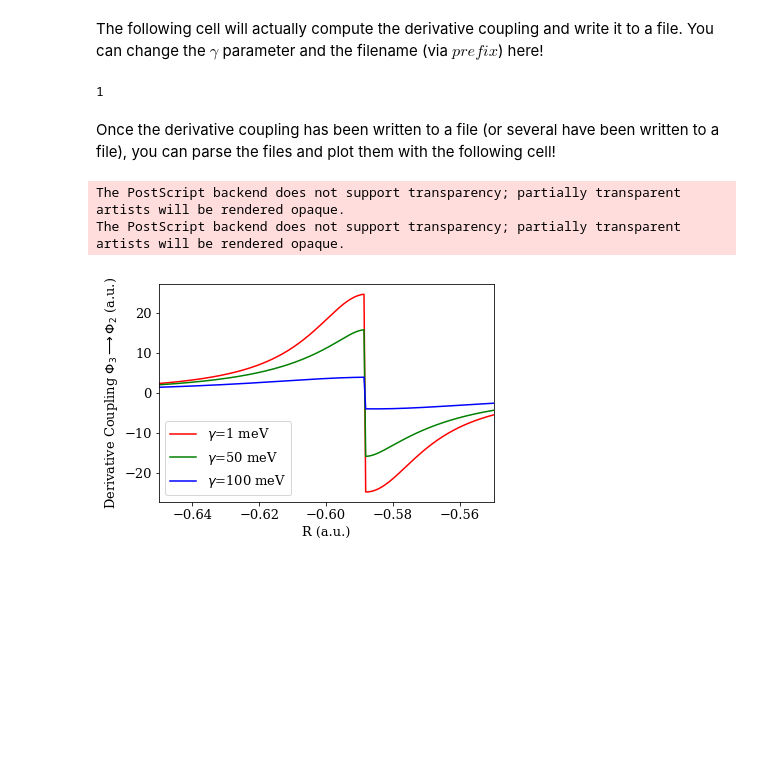
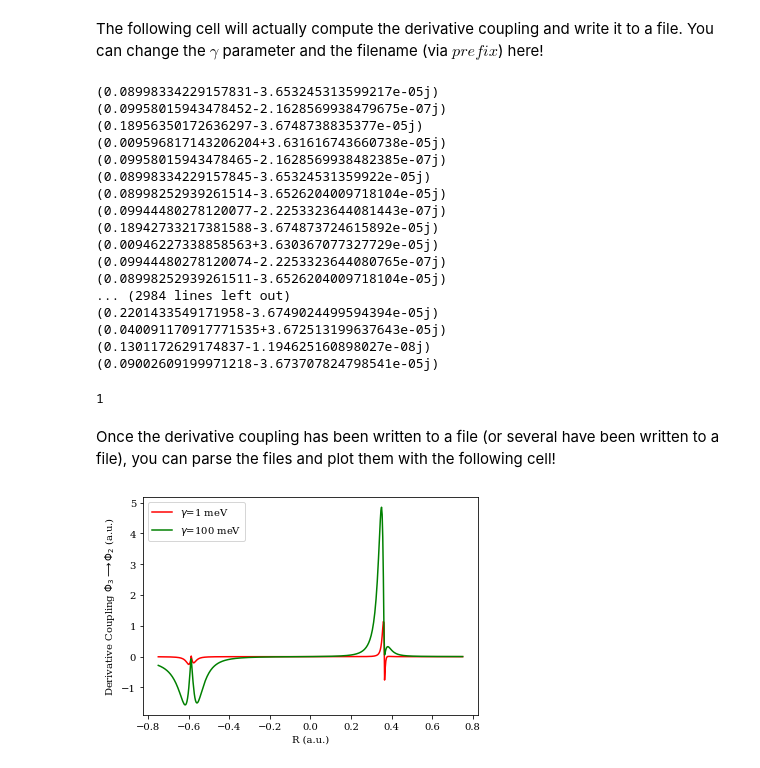
Before and after one commit to FoleyLab/PyCQED, a Jupyter notebook: Plot_Derivative_Coupling.ipynb, the cells around one changed output. Cells and saved outputs as stored; diff of their text form; code cells hidden in the pictures; blank space fills up the shorter version.

```diff
--- a/Plot_Derivative_Coupling.ipynb
+++ b/Plot_Derivative_Coupling.ipynb
@@ -17,7 +17,7 @@ The following cell will actually compute the derivative coupling and write it to
 ri_init = -0.66156
 vi_init = 3.3375e-5
 ### lifetime
-gamp = 100.000
+gamp = 1.000
 gam_diss_np = gamp * 1e-3 / 27.211
 
 ### photonic mode energy in eV
@@ -31,7 +31,7 @@ gc = gp/27.211
 au_to_ps = 2.4188e-17 * 1e12
 
 ### get prefix for data file names
-prefix = "gam_100.0"
+prefix = "gam_1.0"
 ### filename to write nuclear trajectory to
 nuc_traj_fn = "Data/" + prefix + '_nuc_traj.txt'
 ### filename to wrote PES to
@@ -70,35 +70,52 @@ polt = polaritonic(options)
 ### write forces and derivative coupling
 polt.Write_Forces(hf_fn)
 # %% [output]
-1
+(0.08998334229157831-3.653245313599217e-05j)
+(0.09958015943478452-2.1628569938479675e-07j)
+(0.18956350172636297-3.6748738835377e-05j)
+(0.009596817143206204+3.631616743660738e-05j)
+(0.09958015943478465-2.1628569938482385e-07j)
+(0.08998334229157845-3.65324531359922e-05j)
+(0.08998252939261514-3.6526204009718104e-05j)
+(0.09944480278120077-2.2253323644081443e-07j)
+(0.18942733217381588-3.674873724615892e-05j)
+(0.00946227338858563+3.630367077327729e-05j)
+(0.09944480278120074-2.2253323644080765e-07j)
+(0.08998252939261511-3.6526204009718104e-05j)
+... (2984 lines left out)
+(0.2201433549171958-3.6749024499594394e-05j)
+(0.040091170917771535+3.672513199637643e-05j)
+(0.1301172629174837-1.194625160898027e-08j)
+(0.09002609199971218-3.673707824798541e-05j)
+1
 # %% [markdown]
 Once the derivative coupling has been written to a file (or several have been written to a file), you can parse the files and plot them with the following cell!
 # %%
-hf_0 = "Data/gam_0.0_hf.txt"
+#hf_0 = "Data/gam_0.0_hf.txt"
 hf_1 = "Data/gam_1.0_hf.txt"
-hf_10 = "Data/gam_50.0_hf.txt"
+#hf_10 = "Data/gam_50.0_hf.txt"
 hf_100 = "Data/gam_100.0_hf.txt"
 
 
 ### read text file
-dc_0 = np.loadtxt(hf_0,dtype=complex)
+#dc_0 = np.loadtxt(hf_0,dtype=complex)
 dc_1 = np.loadtxt(hf_1,dtype=complex)
-dc_10 = np.loadtxt(hf_10,dtype=complex)
+#dc_10 = np.loadtxt(hf_10,dtype=complex)
 dc_100 = np.loadtxt(hf_100,dtype=complex)
 
 
 #plt.plot(dc_0[:,0], dc_0[:,3], 'indigo', label='$\gamma$=0')
-plt.plot(dc_0[:,0], dc_1[:,3], 'red', label='$\gamma$=1 meV')
-plt.plot(dc_0[:,0], dc_10[:,3], 'green', label='$\gamma$=50 meV')
-plt.plot(dc_0[:,0], dc_100[:,3], 'blue', label='$\gamma$=100 meV')
+plt.plot(dc_1[:,0], np.imag(dc_1[:,3]), 'red', label='$\gamma$=1 meV')
+#plt.plot(dc_0[:,0], dc_10[:,3], 'green', label='$\gamma$=50 meV')
+#plt.plot(dc_100[:,0], np.real(dc_100[:,3]), 'red', label='$\gamma$=100 meV')
+#plt.plot(dc_100[:,0], np.imag(dc_100[:,3]), 'blue', label='$\gamma$=100 meV')
+plt.plot(dc_100[:,0], np.imag(dc_100[:,3]), 'green', label='$\gamma$=100 meV')
 plt.legend()
-plt.xlim(-.65,-.55)
+#plt.xlim(-.65,-.55)
 #plt.ylim(-20.,20)
 plt.xlabel("R (a.u.)")
 plt.ylabel("Derivative Coupling $\Phi_3 \longrightarrow \Phi_2$ (a.u.)")
-plt.savefig("DC.eps")
+#plt.savefig("DC.eps")
 plt.show()
 # %% [output]
-The PostScript backend does not support transparency; partially transparent artists will be rendered opaque.
-The PostScript backend does not support transparency; partially transparent artists will be rendered opaque.
-[figure, old version]
+[figure, new version]
```
Also changed, not shown: 11 other files.
